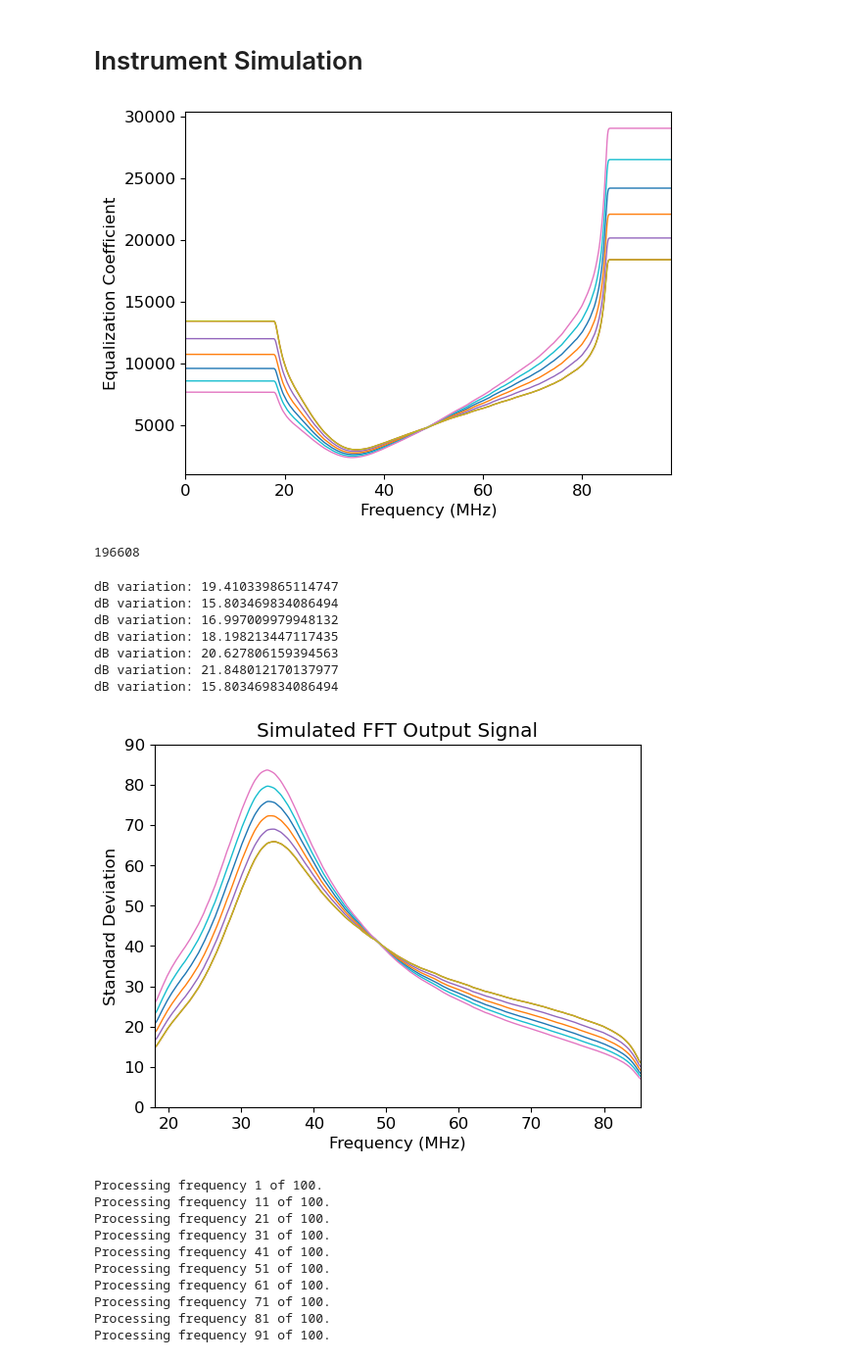
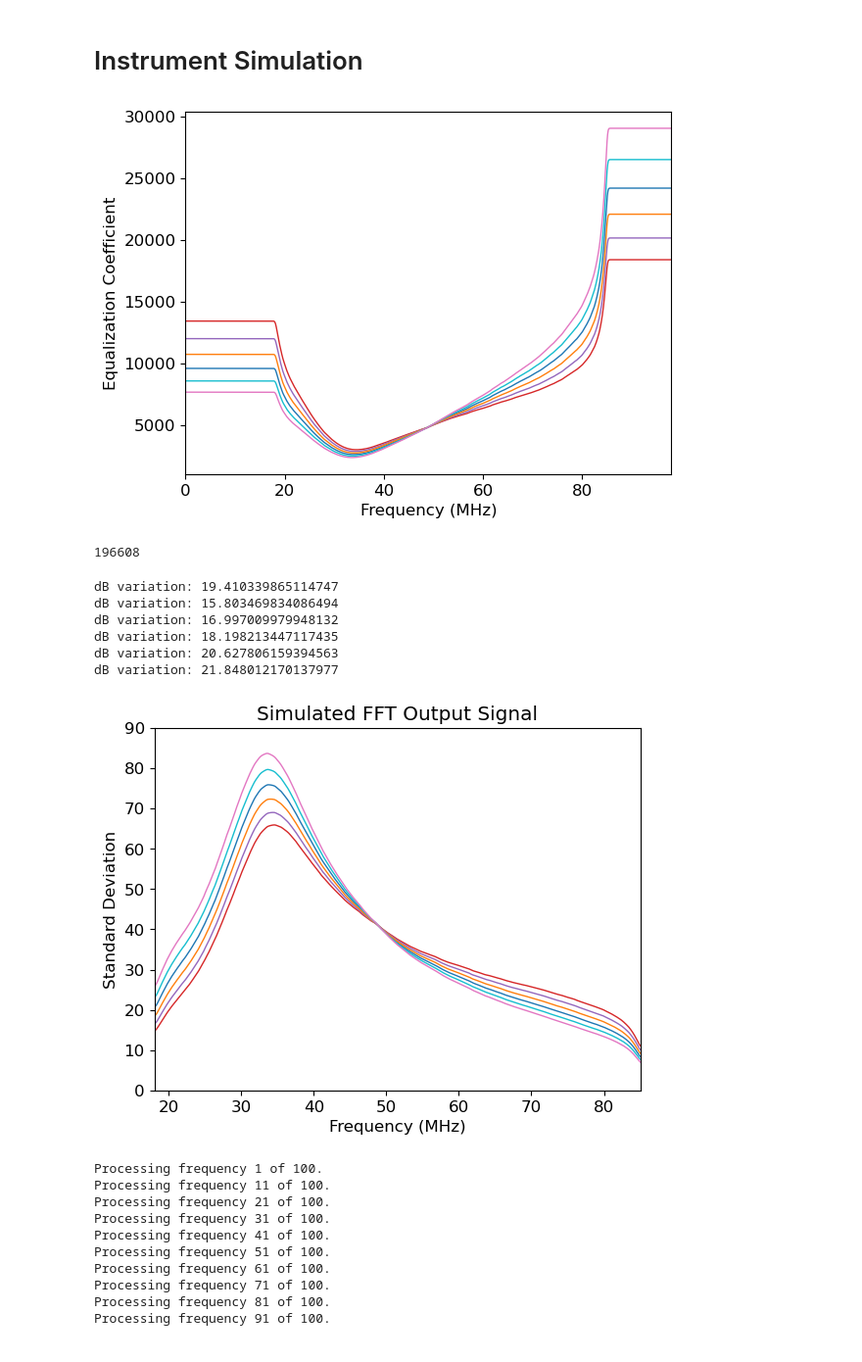
Before and after one commit to rlbyrne/requantization_sim, a Jupyter notebook: requantization_semianalytic_sim.ipynb, the cells around one changed output. Shown at 98% size. Saved outputs shown, nothing was run; the diff lists cells and outputs as text; code cells hidden in the pictures.

```diff
--- a/requantization_semianalytic_sim.ipynb
+++ b/requantization_semianalytic_sim.ipynb
@@ -11,17 +11,16 @@ importlib.reload(simulation_scripts)
 <module 'simulation_scripts' from '/Users/ruby/Astro/requantization_sim/simulation_scripts.py'>
 # %%
 plt.rcParams["font.size"] = 12
-plt.rcParams["axes.prop_cycle"] = cycler(
-    color=[
-        "tab:blue",
-        "tab:red",
-        "tab:purple",
-        "tab:orange",
-        "tab:cyan",
-        "tab:pink",
-        "tab:olive",
-    ]
-)
+color_array = [
+    "tab:blue",
+    "tab:red",
+    "tab:purple",
+    "tab:orange",
+    "tab:cyan",
+    "tab:pink",
+    "tab:olive",
+]
+plt.rcParams["axes.prop_cycle"] = cycler(color=color_array)
 # %% [markdown]
 # Summary Plots
 # %%
@@ -206,18 +205,19 @@ print(final_quantized_value_options)
 # %%
 current_dir = os.getcwd()
 eq_coeffs_mat = scipy.io.loadmat(f"{current_dir}/20250612-settingsAll-day_smoothed.mat")
 # eq_coeffs_mat = scipy.io.loadmat(f"{current_dir}/20251120f-settingsAll-night-FW7p5")  # Piecewise constant
 channel_width_mhz = 23925.78125 * 1e-6
 freq_array = np.arange(len(eq_coeffs_mat["coef"][0, :])) * channel_width_mhz
-for ind in range(7):
+for ind in range(6):
     plt.plot(freq_array, eq_coeffs_mat["coef"][ind, :], "-", linewidth=1)
 plt.xlim([np.min(freq_array), np.max(freq_array)])
 plt.xlabel("Frequency (MHz)")
 plt.ylabel("Equalization Coefficient")
+plt.savefig("/Users/ruby/Downloads/eq_coeffs.png", dpi=300)
 
 use_eq_coeffs = eq_coeffs_mat["coef"][0, :]
 # %% [output]
-[figure, old version]
+[figure, new version]
 # %%
 requantization_gain = 2**16
 target_value = 3 * requantization_gain  # Ideal stddev for the 4-bit quantization
@@ -225,7 +225,7 @@ print(target_value)
 # %% [output]
 196608
 # %%
-for ind in range(7):
+for ind in range(6):
     data_stddev = target_value / eq_coeffs_mat["coef"][ind, :]
     print(f"dB variation: {10*np.log10((np.max(data_stddev)/np.min(data_stddev))**2)}")
     plt.plot(freq_array, data_stddev, "-", linewidth=1)
@@ -242,8 +242,7 @@ dB variation: 16.997009979948132
 dB variation: 18.198213447117435
 dB variation: 20.627806159394563
 dB variation: 21.848012170137977
-dB variation: 15.803469834086494
-[figure, old version]
+[figure, new version]
 # %%
 final_variances, final_autocorrs = simulation_scripts.requantization_sim(
     data_stddev[2000:2100],
```
Also changed, not shown: parts of 1 cell of this notebook, 1 other file.
